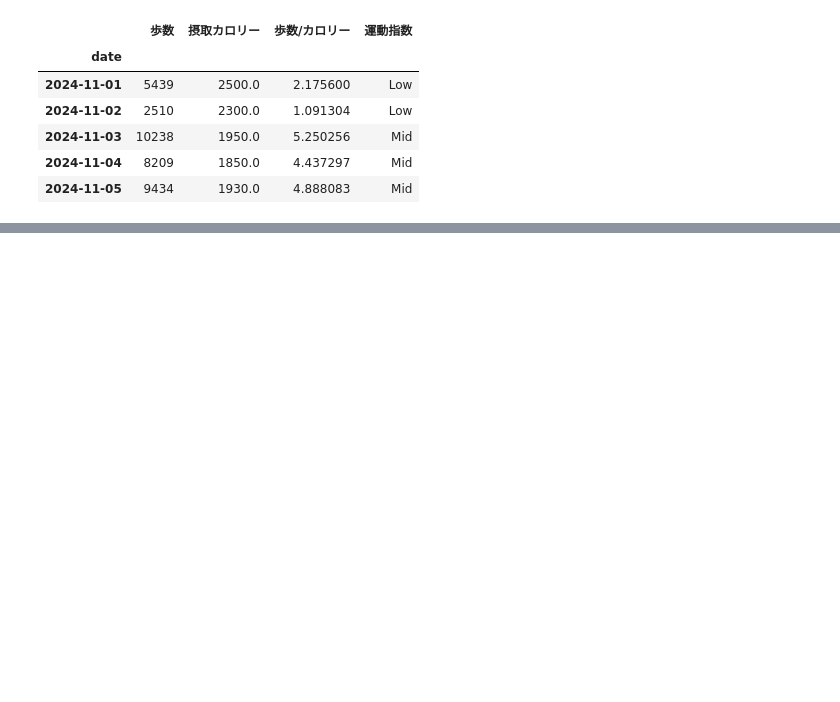
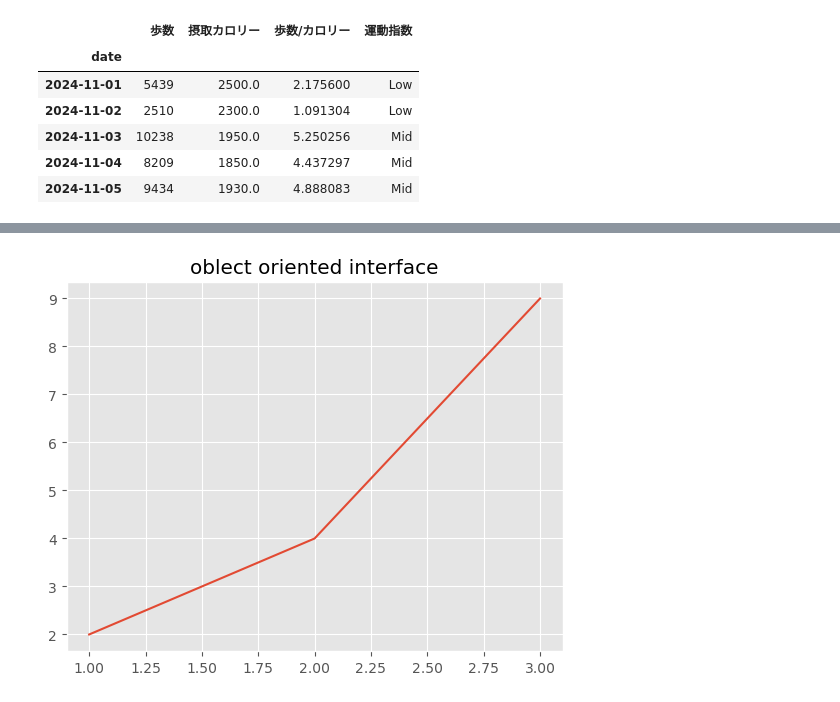
Before and after one commit to makishig/python_practice, a Jupyter notebook: 2026_5_8_29.ipynb, the cells around one changed output, grey strips where cells are left out. Saved outputs shown, nothing was run; the diff lists cells and outputs as text; code cells hidden in the pictures; blank space fills up the shorter version.

```diff
--- a/2026_5_8_29.ipynb
+++ b/2026_5_8_29.ipynb
@@ -627,0 +825,8 @@ df.to_pickle('data/202411health.pickle')
+# %%
+fig, ax = plt.subplots()
+
+ax.plot(x, y)
+ax.set_title('oblect oriented interface')
+plt.show()
+# %% [output]
+[figure, added]
```
Also changed, not shown: parts of 34 cells of this notebook.
